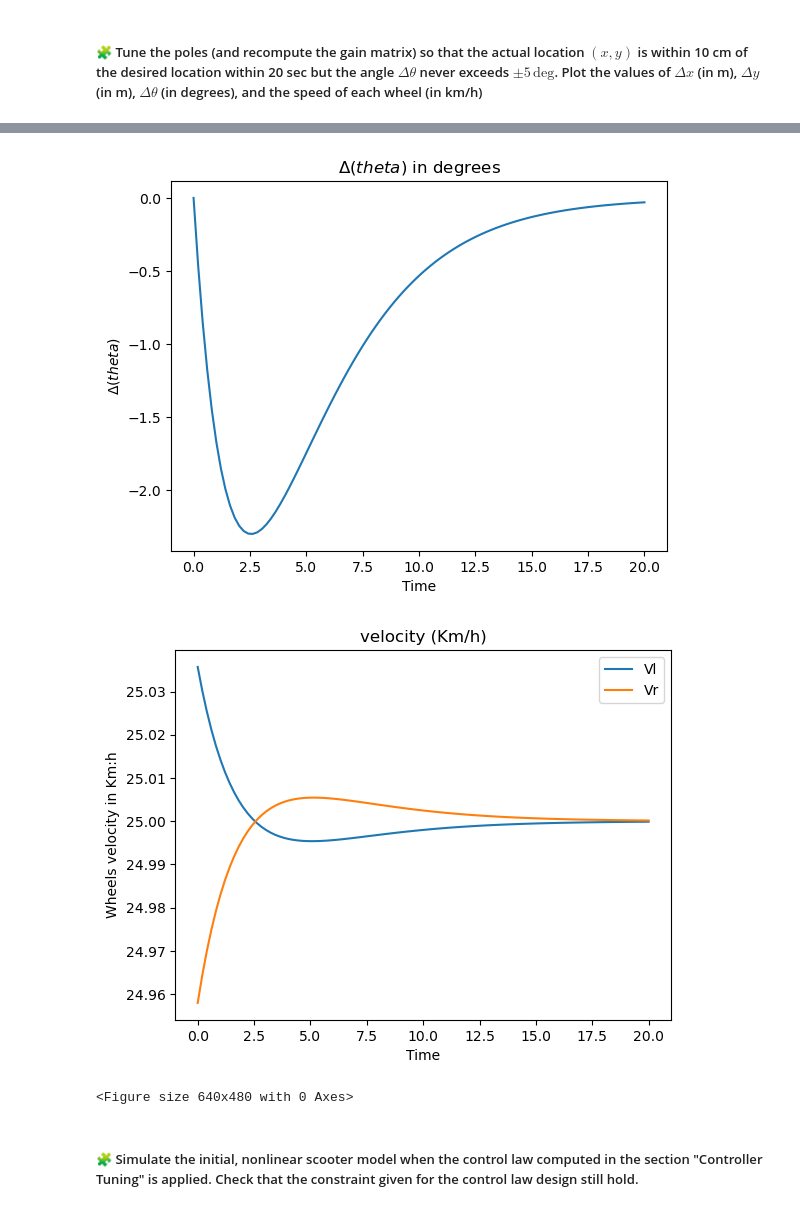
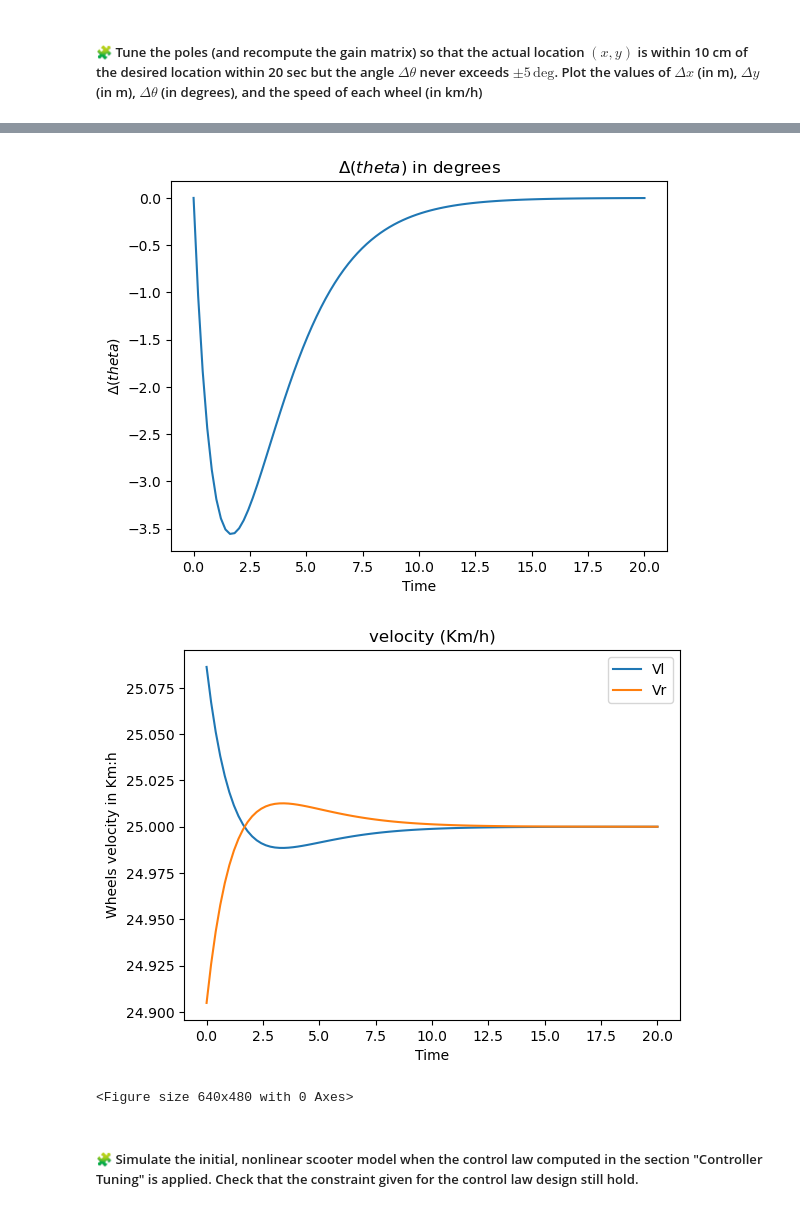
Before and after one commit to Youssef-ADOUIRI/control-engineering-with-python-project-2023-2024, a Jupyter notebook: Project-part-3.ipynb, the cells around one changed output, grey strips where cells are left out. Drawn from its saved outputs; the diff is of its cells as text; code cells hidden in the pictures.

```diff
--- a/Project-part-3.ipynb
+++ b/Project-part-3.ipynb
@@ -584,12 +584,12 @@ pass
 # %%
 import matplotlib.pyplot as plt
 
-poles = [-0.3, -0.4, -0.5]
+poles = [-0.5, -0.6, -0.7]
 K = place_poles(A, B, poles).gain_matrix
 
 tf = 20
 results = solve_ivp(
-    fun=lin_fun, t_span=[0, tf], y0=[0, 2, 0], dense_output=True, rtol=1e-6, atol=1e-6
+    fun=lin_fun, t_span=[0, 20], y0=[0, 2, 0], dense_output=True, rtol=1e-6, atol=1e-6
 )
 t = linspace(0, tf, 100)
 
@@ -637,5 +637,5 @@ plt.show()
-[figure, old version]
+[figure, new version]
-[figure, old version]
+[figure, new version]
 <Figure size 640x480 with 0 Axes>
 # %% [markdown]
 ##### 🧩 Simulate the initial, nonlinear scooter model when the control law computed in the section "Controller Tuning" is applied. Check that the constraint given for the control law design still hold.
```
Also changed, not shown: parts of 1 cell of this notebook.
